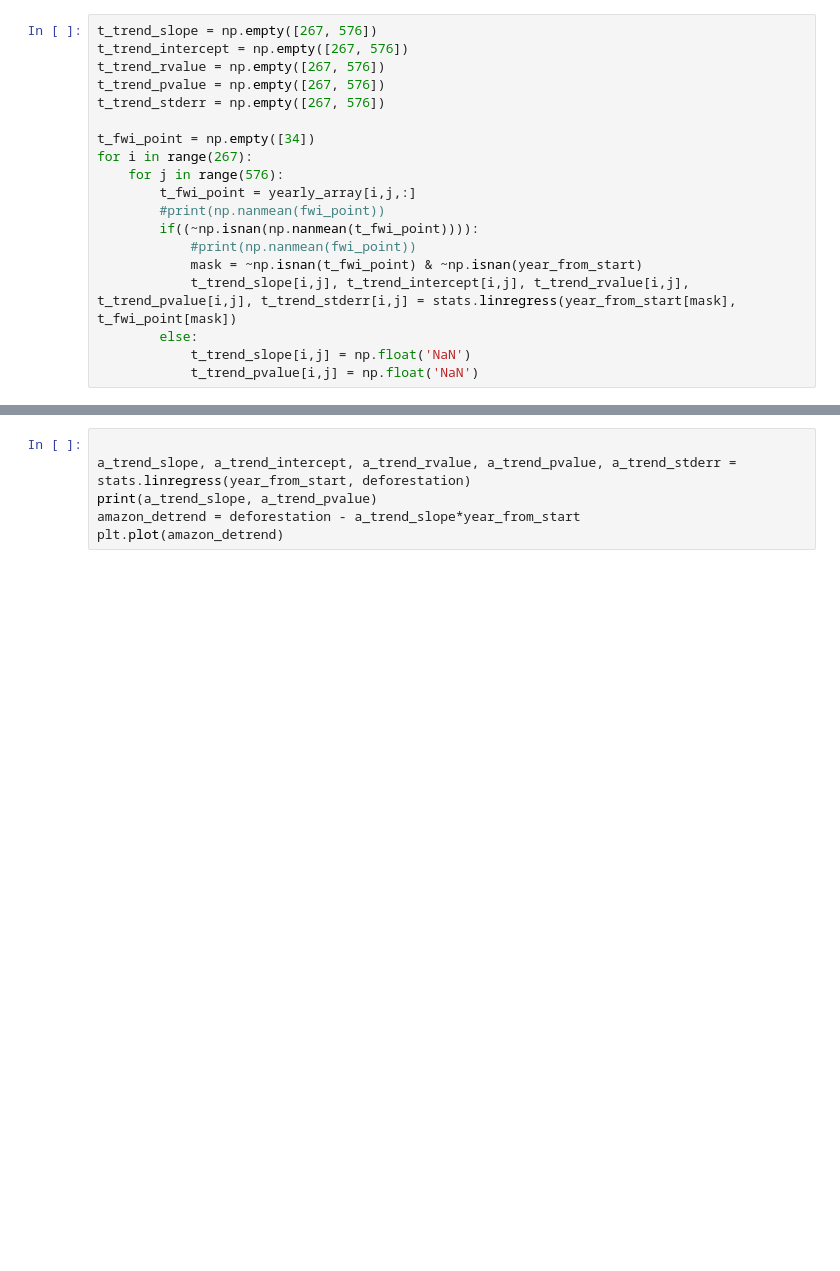
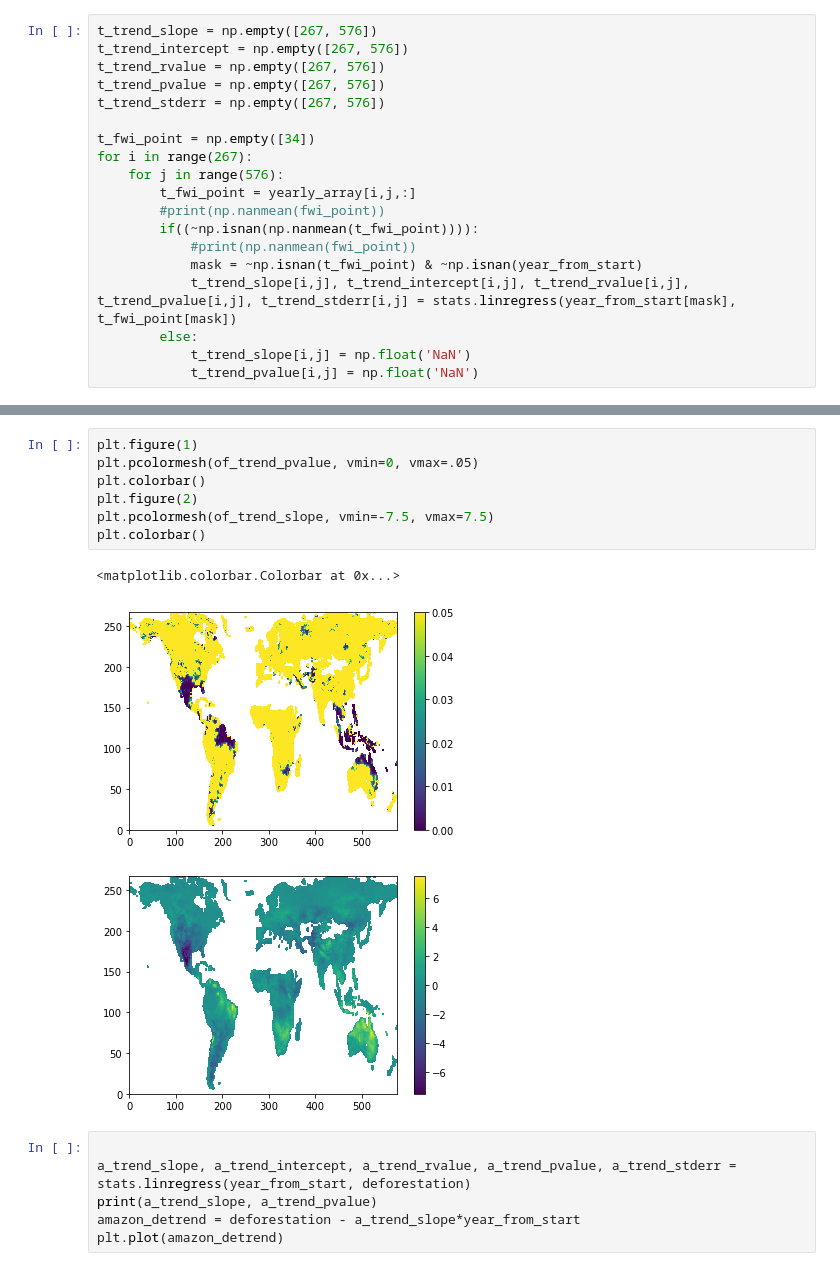
Before and after one commit to patrick-naylor/Global-FWI-ONI-Relationship, a Jupyter notebook: Get_Data.ipynb, the cells around one changed output, grey strips where cells are left out. Saved outputs shown, nothing was run; the diff lists cells and outputs as text; blank space fills up the shorter version.

```diff
--- a/Get_Data.ipynb
+++ b/Get_Data.ipynb
@@ -184,3 +203,14 @@ for i in range(267):
+# %%
+plt.figure(1)
+plt.pcolormesh(of_trend_pvalue, vmin=0, vmax=.05)
+plt.colorbar()
+plt.figure(2)
+plt.pcolormesh(of_trend_slope, vmin=-7.5, vmax=7.5)
+plt.colorbar()
+# %% [output]
+<matplotlib.colorbar.Colorbar at 0x...>
+[figure, added]
+[figure, added]
 # %%
 
 a_trend_slope, a_trend_intercept, a_trend_rvalue, a_trend_pvalue, a_trend_stderr = stats.linregress(year_from_start, deforestation)
```
Also changed, not shown: parts of 5 cells of this notebook.
